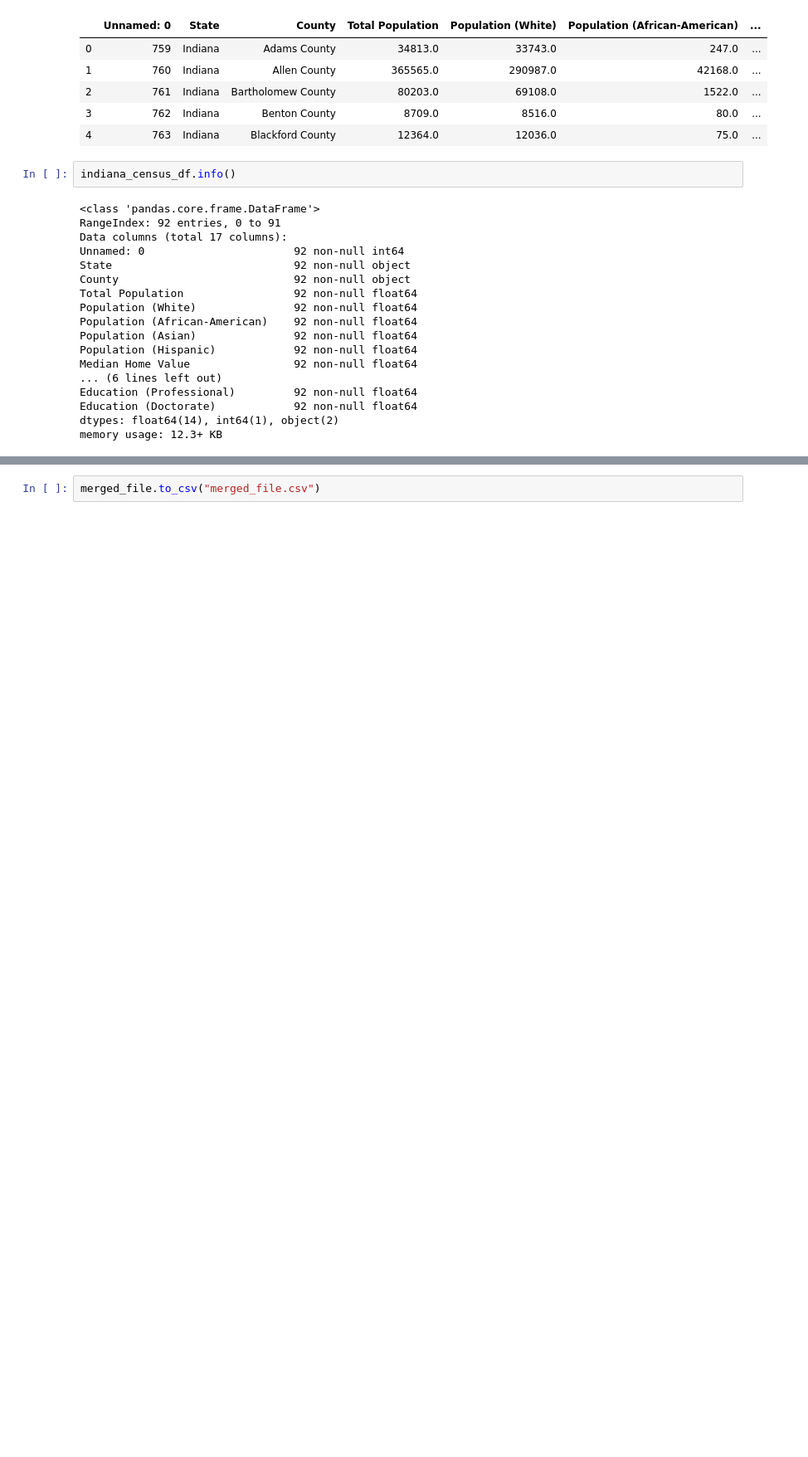
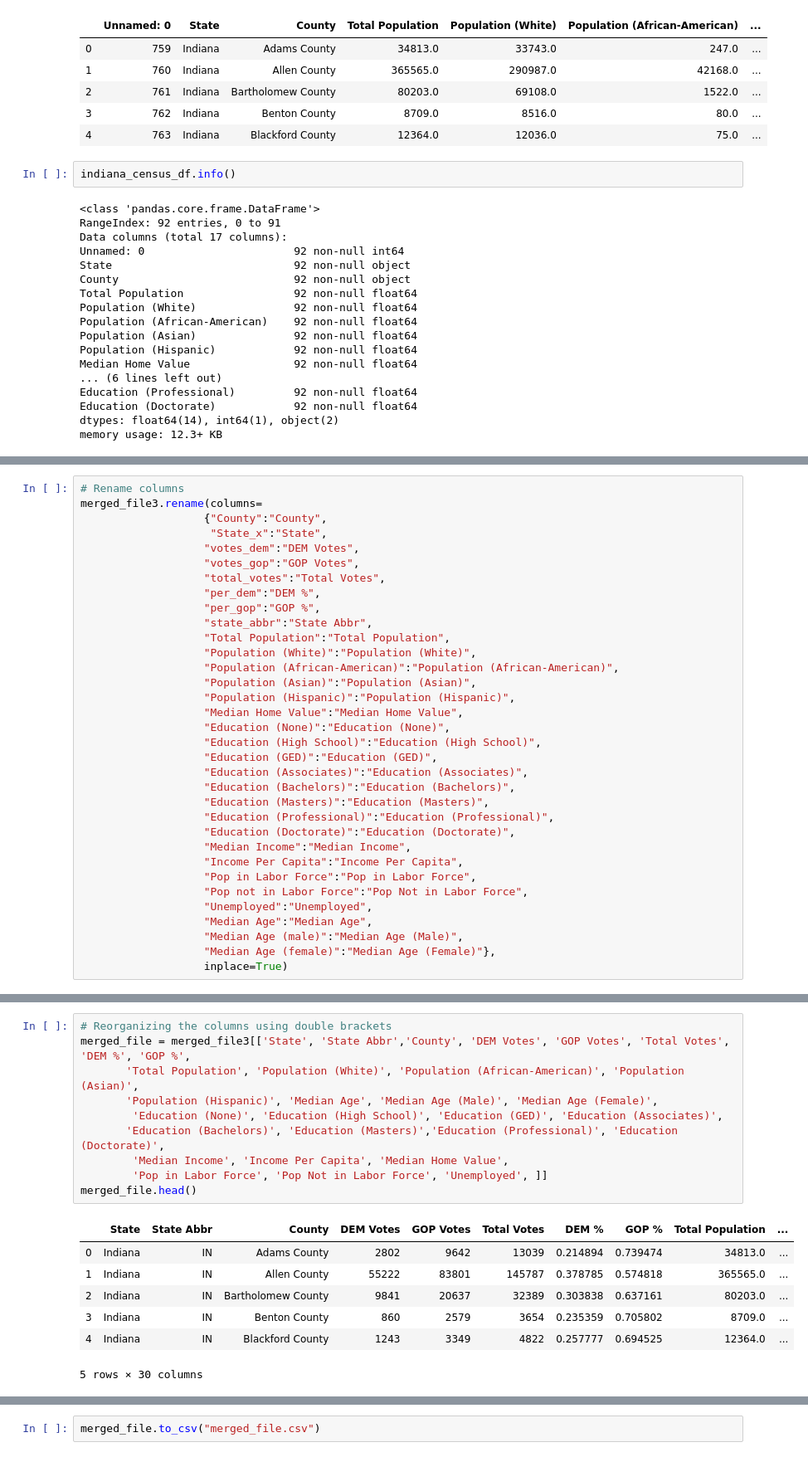
Before and after one commit to Davis1776/2016_Election_and_Demographics, a Jupyter notebook: merged_file.ipynb, the cells around one changed output, grey strips where cells are left out. Shown at 83% size. Saved outputs shown, nothing was run; the diff lists cells and outputs as text; blank space fills up the shorter version.

```diff
--- a/merged_file.ipynb
+++ b/merged_file.ipynb
@@ -97,0 +137,34 @@ merged_file.head()
+# %%
+# Rename columns
+merged_file3.rename(columns=
+                   {"County":"County",
+                    "State_x":"State",
+                   "votes_dem":"DEM Votes",
+                   "votes_gop":"GOP Votes",
+                   "total_votes":"Total Votes",
+                   "per_dem":"DEM %",
+                   "per_gop":"GOP %",
+                   "state_abbr":"State Abbr",
+                   "Total Population":"Total Population",
+                   "Population (White)":"Population (White)",
+                   "Population (African-American)":"Population (African-American)",
+                   "Population (Asian)":"Population (Asian)",
+                   "Population (Hispanic)":"Population (Hispanic)",
+                   "Median Home Value":"Median Home Value",
+                   "Education (None)":"Education (None)",
+                   "Education (High School)":"Education (High School)",
+                   "Education (GED)":"Education (GED)",
+                   "Education (Associates)":"Education (Associates)",
+                   "Education (Bachelors)":"Education (Bachelors)",
+                   "Education (Masters)":"Education (Masters)",
+                   "Education (Professional)":"Education (Professional)",
+                   "Education (Doctorate)":"Education (Doctorate)",
+                   "Median Income":"Median Income",
+                   "Income Per Capita":"Income Per Capita",
+                   "Pop in Labor Force":"Pop in Labor Force",
+                   "Pop not in Labor Force":"Pop Not in Labor Force",
+                   "Unemployed":"Unemployed",
+                   "Median Age":"Median Age",
+                   "Median Age (male)":"Median Age (Male)",
+                   "Median Age (female)":"Median Age (Female)"},
+                   inplace=True)
@@ -98,3 +184,21 @@ merged_file.head()
+# %%
+# Reorganizing the columns using double brackets
+merged_file = merged_file3[['State', 'State Abbr','County', 'DEM Votes', 'GOP Votes', 'Total Votes', 'DEM %', 'GOP %',
+       'Total Population', 'Population (White)', 'Population (African-American)', 'Population (Asian)',
+       'Population (Hispanic)', 'Median Age', 'Median Age (Male)', 'Median Age (Female)',
+        'Education (None)', 'Education (High School)', 'Education (GED)', 'Education (Associates)',
+       'Education (Bachelors)', 'Education (Masters)','Education (Professional)', 'Education (Doctorate)',
+        'Median Income', 'Income Per Capita', 'Median Home Value',
+        'Pop in Labor Force', 'Pop Not in Labor Force', 'Unemployed', ]]
+merged_file.head()
+# %% [output]
+|  | State | State Abbr | County | DEM Votes | GOP Votes | Total Votes | DEM % | GOP % | Total Population | ... |
+| 0 | Indiana | IN | Adams County | 2802 | 9642 | 13039 | 0.214894 | 0.739474 | 34813.0 | ... |
+| 1 | Indiana | IN | Allen County | 55222 | 83801 | 145787 | 0.378785 | 0.574818 | 365565.0 | ... |
+| 2 | Indiana | IN | Bartholomew County | 9841 | 20637 | 32389 | 0.303838 | 0.637161 | 80203.0 | ... |
+| 3 | Indiana | IN | Benton County | 860 | 2579 | 3654 | 0.235359 | 0.705802 | 8709.0 | ... |
+| 4 | Indiana | IN | Blackford County | 1243 | 3349 | 4822 | 0.257777 | 0.694525 | 12364.0 | ... |
+5 rows × 30 columns
 # %%
 merged_file.shape
 # %% [output]
```
Also changed, not shown: parts of 15 cells of this notebook, 3 other files.
